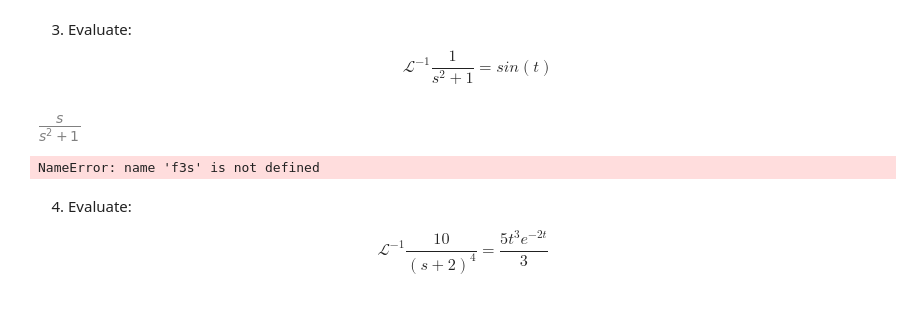
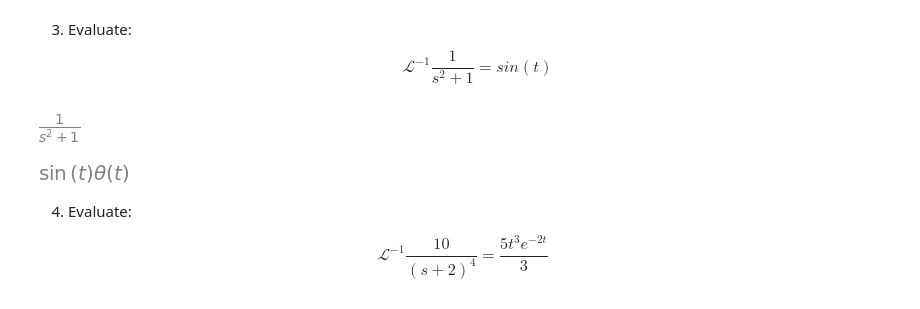
Before and after one commit to Gardner-College/control-systems, a Jupyter notebook: inverse_laplace/rpacla/002_Inverse_Laplace_Transform.ipynb, the cells around one changed output. Cells and saved outputs as stored; diff of their text form; code cells hidden in the pictures.

```diff
--- a/inverse_laplace/rpacla/002_Inverse_Laplace_Transform.ipynb
+++ b/inverse_laplace/rpacla/002_Inverse_Laplace_Transform.ipynb
@@ -134,16 +134,16 @@ f2
 $$ \mathcal{L}^{-1}\frac{1}{s^2+1}= sin(t) $$
 # %%
 # Define the frequency domain function:
-f2s = s/(s**2+1)
-f2s
+f3s = 1/(s**2+1)
+f3s
 # %% [output]
-[figure, old version]
+[figure, new version]
 # %%
 # Laplace transform (t->s)
 f3 = inverse_laplace_transform(f3s, s, t)
 f3
 # %% [output]
-NameError: name 'f3s' is not defined
+[figure, added]
 # %% [markdown]
 4. Evaluate:
 
```
Also changed, not shown: parts of 8 cells of this notebook.
